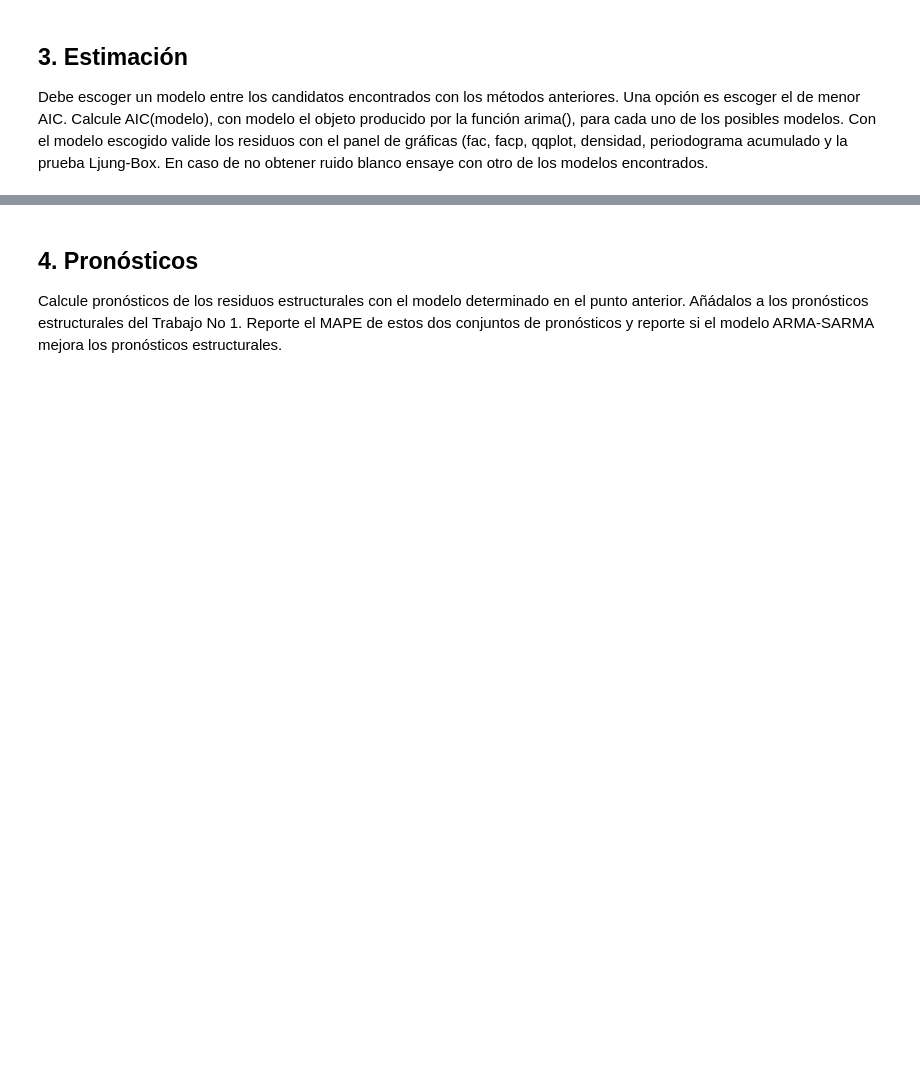
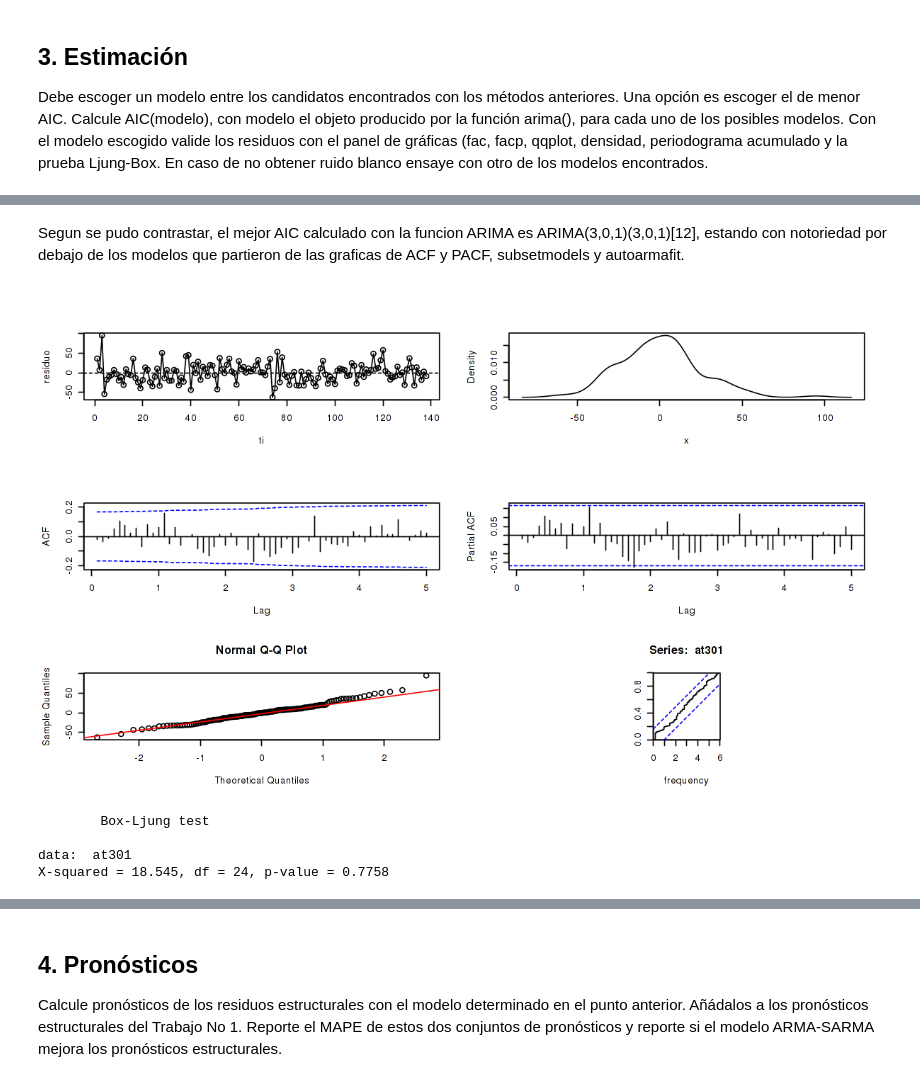
Before and after one commit to davidrivera62/Trabajo2, a Jupyter notebook: Trabajo 2.ipynb, the cells around one changed output, grey strips where cells are left out. Saved outputs shown, nothing was run; the diff lists cells and outputs as text; code cells hidden in the pictures; blank space fills up the shorter version.

```diff
--- a/Trabajo 2.ipynb
+++ b/Trabajo 2.ipynb
@@ -347,0 +421,26 @@ obtener ruido blanco ensaye con otro de los modelos encontrados.
+# %% [markdown]
+Segun se pudo contrastar, el mejor AIC calculado con la funcion ARIMA es ARIMA(3,0,1)(3,0,1)[12], estando con notoriedad
+por debajo de los modelos que partieron de las graficas de ACF y PACF, subsetmodels y autoarmafit.
+# %%
+#Validacion con ARIMA(3,0,1)(3,0,1)[12]
+
+at301 = mod_ARIMA301$residuals
+
+par(mfrow=c(3,2))
+plot(ti,at,type='o',ylab='residuo')
+abline(h=0,lty=2)
+plot(density(at),xlab='x',main= '')
+acf(at,ci.type= "ma",60,main="")
+pacf(at,60,main="")
+qqnorm(at301)
+qqline(at301,col=2)
+cpgram(at301)
+# %% [output]
+[figure, added]
+# %%
+Box.test(x = at301, lag = 24, type="Ljung-Box")
+# %% [output]
+        Box-Ljung test
+
+data:  at301
+X-squared = 18.545, df = 24, p-value = 0.7758
```
Also changed, not shown: parts of 20 cells of this notebook, 1 other file.
